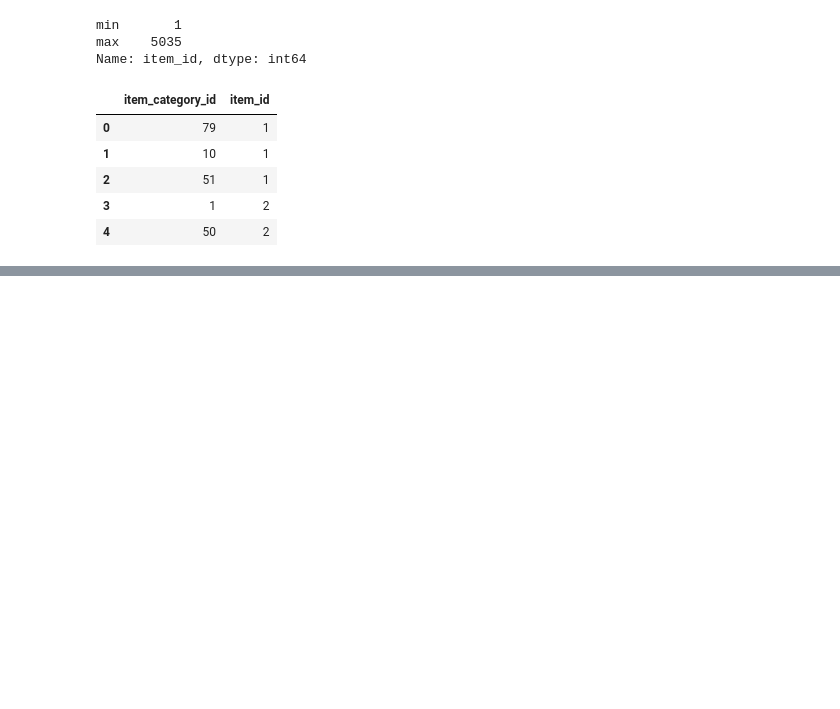
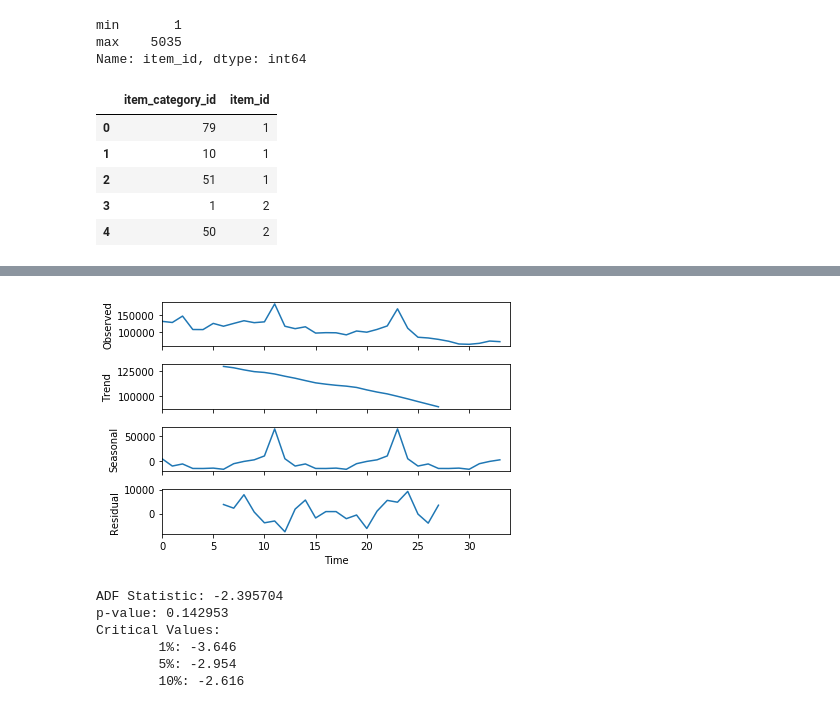
Before and after one commit to charlehl/kaggle_comps, a Jupyter notebook: predict_future_sales/tsa_kaggle_comp.ipynb, the cells around one changed output, grey strips where cells are left out. Saved outputs shown, nothing was run; the diff lists cells and outputs as text; code cells hidden in the pictures; blank space fills up the shorter version.

```diff
--- a/predict_future_sales/tsa_kaggle_comp.ipynb
+++ b/predict_future_sales/tsa_kaggle_comp.ipynb
@@ -188,0 +217,6 @@ fig = res.plot()
+# %%
+# additive
+res = sm.tsa.seasonal_decompose(monthly_sales_total_df.values,freq=12,model="additive")
+fig = res.plot()
+# %% [output]
+[figure, added]
@@ -188,0 +227,13 @@ fig = res.plot()
+# %%
+print('ADF Statistic: %f' % result[0])
+print('p-value: %f' % result[1])
+print('Critical Values:')
+for key, value in result[4].items():
+    print('\t%s: %.3f' % (key, value))
+# %% [output]
+ADF Statistic: -2.395704
+p-value: 0.142953
+Critical Values:
+        1%: -3.646
+        5%: -2.954
+        10%: -2.616
```
Also changed, not shown: parts of 26 cells of this notebook.
